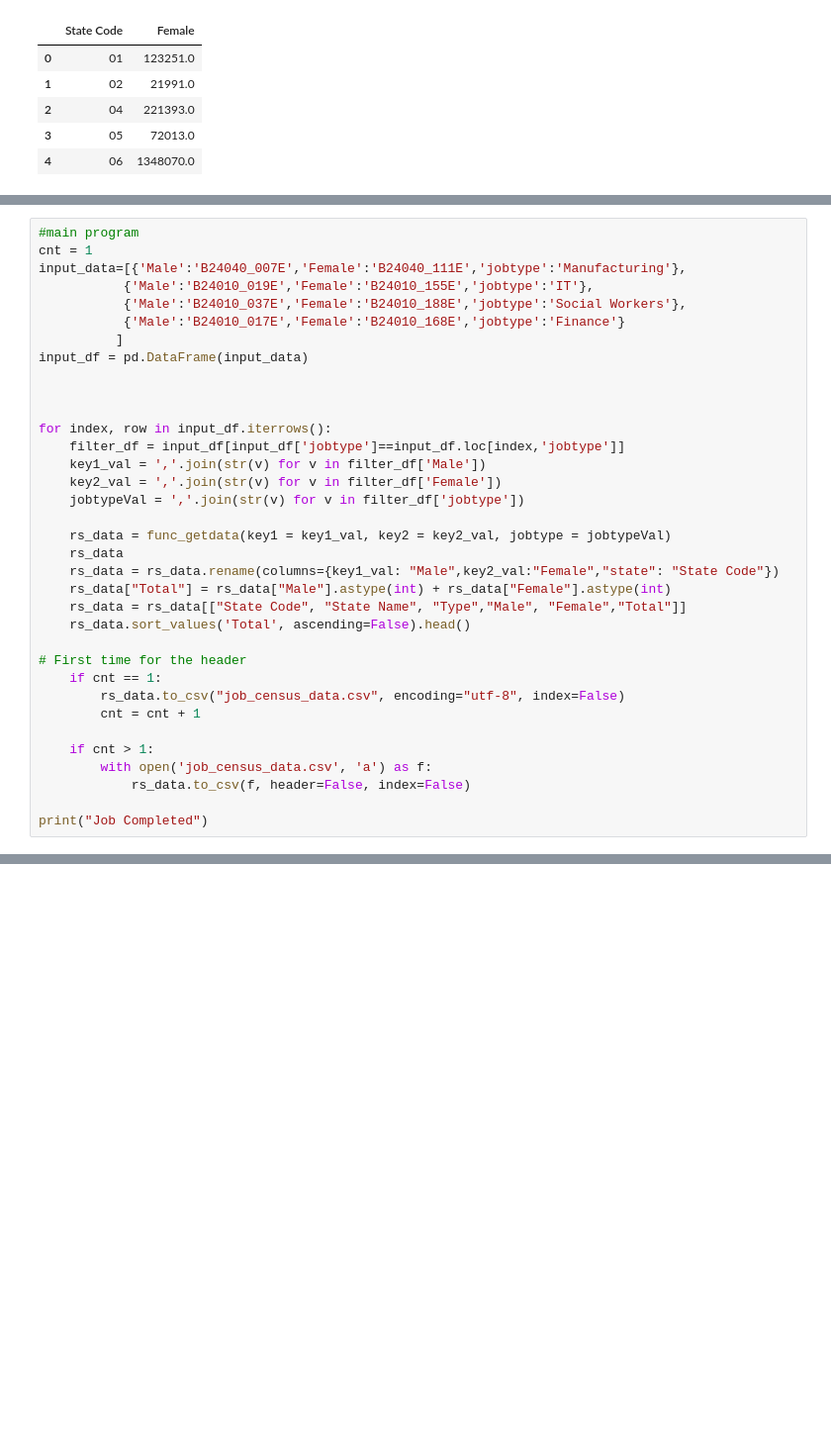
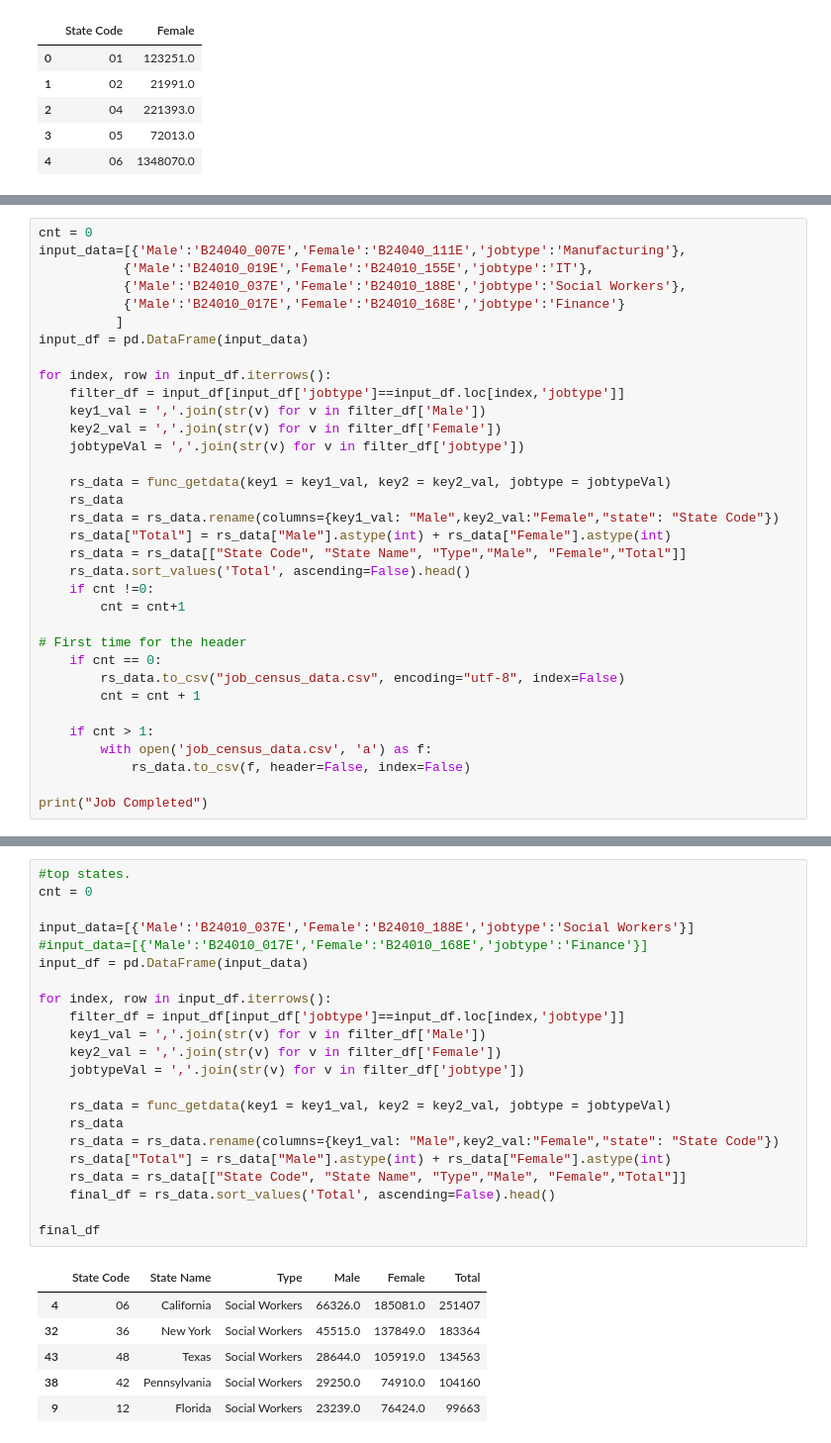
Before and after one commit to scooops94/Project_CSS, a Jupyter notebook: Census_Demo.ipynb, the cells around one changed output, grey strips where cells are left out. Shown: that part at 99% size. Saved outputs shown, nothing was run; the diff lists cells and outputs as text; blank space fills up the shorter version.

```diff
--- a/Census_Demo.ipynb
+++ b/Census_Demo.ipynb
@@ -100,14 +159,11 @@ def func_getdata(key1, key2, jobtype):
 # %%
-#main program
-cnt = 1
+cnt = 0
 input_data=[{'Male':'B24040_007E','Female':'B24040_111E','jobtype':'Manufacturing'},
            {'Male':'B24010_019E','Female':'B24010_155E','jobtype':'IT'},
            {'Male':'B24010_037E','Female':'B24010_188E','jobtype':'Social Workers'},
            {'Male':'B24010_017E','Female':'B24010_168E','jobtype':'Finance'}
           ]
 input_df = pd.DataFrame(input_data)
-
-
 
 for index, row in input_df.iterrows():
     filter_df = input_df[input_df['jobtype']==input_df.loc[index,'jobtype']]
@@ -121,9 +177,11 @@ for index, row in input_df.iterrows():
     rs_data["Total"] = rs_data["Male"].astype(int) + rs_data["Female"].astype(int)
     rs_data = rs_data[["State Code", "State Name", "Type","Male", "Female","Total"]]
     rs_data.sort_values('Total', ascending=False).head()
+    if cnt !=0:
+        cnt = cnt+1
 
 # First time for the header
-    if cnt == 1:
+    if cnt == 0:
         rs_data.to_csv("job_census_data.csv", encoding="utf-8", index=False)
         cnt = cnt + 1
 
@@ -134,0 +195,29 @@ print("Job Completed")
+# %%
+#top states.
+cnt = 0
+
+input_data=[{'Male':'B24010_037E','Female':'B24010_188E','jobtype':'Social Workers'}]
+#input_data=[{'Male':'B24010_017E','Female':'B24010_168E','jobtype':'Finance'}]
+input_df = pd.DataFrame(input_data)
+
+for index, row in input_df.iterrows():
+    filter_df = input_df[input_df['jobtype']==input_df.loc[index,'jobtype']]
+    key1_val = ','.join(str(v) for v in filter_df['Male'])
+    key2_val = ','.join(str(v) for v in filter_df['Female'])
+    jobtypeVal = ','.join(str(v) for v in filter_df['jobtype'])
+
+    rs_data = func_getdata(key1 = key1_val, key2 = key2_val, jobtype = jobtypeVal)
+    rs_data
+    rs_data = rs_data.rename(columns={key1_val: "Male",key2_val:"Female","state": "State Code"})
+    rs_data["Total"] = rs_data["Male"].astype(int) + rs_data["Female"].astype(int)
+    rs_data = rs_data[["State Code", "State Name", "Type","Male", "Female","Total"]]
+    final_df = rs_data.sort_values('Total', ascending=False).head()
+
+final_df
+# %% [output]
+|  | State Code | State Name | Type | Male | Female | Total |
+| 4 | 06 | California | Social Workers | 66326.0 | 185081.0 | 251407 |
+| 32 | 36 | New York | Social Workers | 45515.0 | 137849.0 | 183364 |
+| 43 | 48 | Texas | Social Workers | 28644.0 | 105919.0 | 134563 |
+| 38 | 42 | Pennsylvania | Social Workers | 29250.0 | 74910.0 | 104160 |
+| 9 | 12 | Florida | Social Workers | 23239.0 | 76424.0 | 99663 |
```
Also changed, not shown: parts of 29 cells of this notebook.
